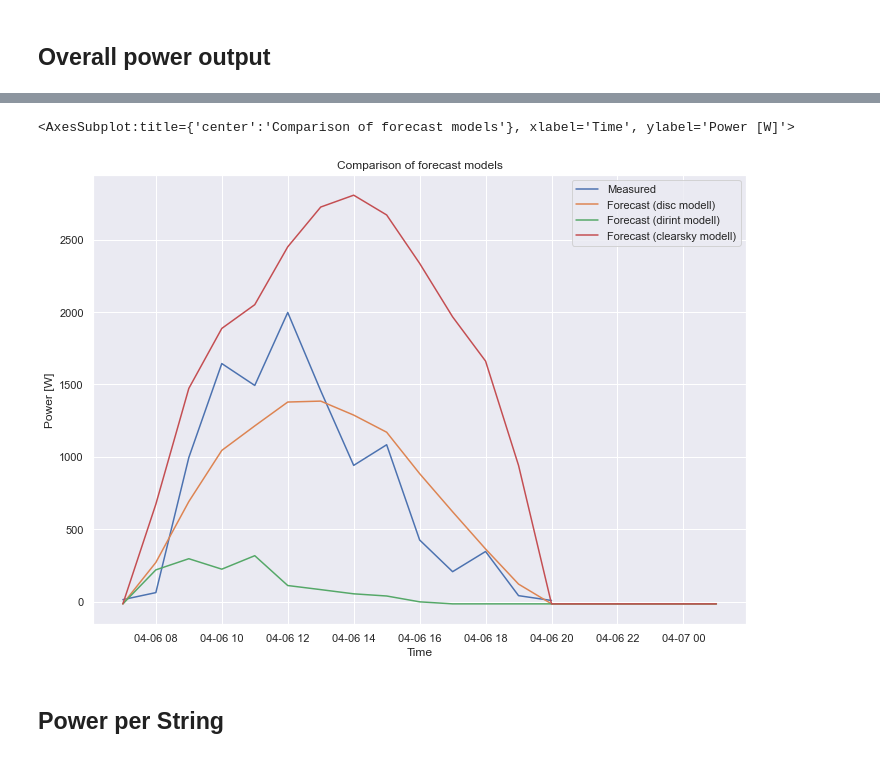
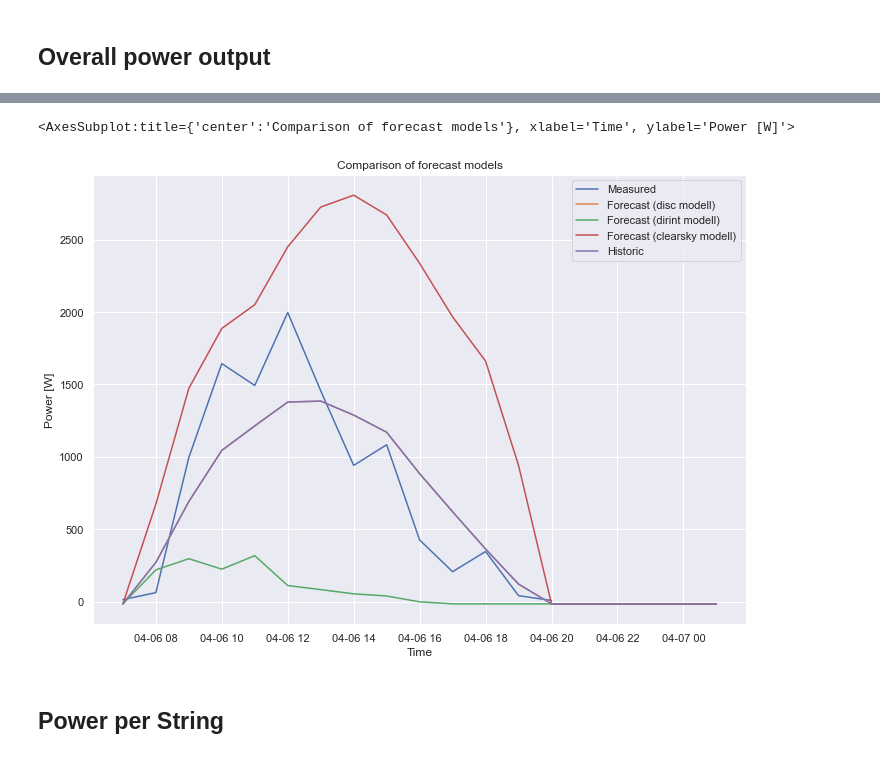
Before and after one commit to tinoetzold/PV-Prognose, a Jupyter notebook: analyze_data.ipynb, the cells around one changed output, grey strips where cells are left out. Cells and saved outputs as stored; diff of their text form; code cells hidden in the pictures.

Commit message:
historic mode implemented, analysis of wheater data

```diff
--- a/analyze_data.ipynb
+++ b/analyze_data.ipynb
@@ -37,7 +44,7 @@ forecast_data.index = pd.to_datetime(forecast_data.index)
 # Viusalize daza
 ## Overall power output
 # %%
-today = datetime.date.today()#+ datetime.timedelta(days=1)
+today = datetime.date.today()- datetime.timedelta(days=2)
 start = datetime.datetime(year=today.year, month=today.month, day=today.day, hour=5)
 start = pd.Timestamp(start).tz_localize('utc')
 end = datetime.datetime(year=today.year, month=today.month, day=today.day, hour=23)
@@ -45,6 +52,7 @@ end = pd.Timestamp(end).tz_localize('utc')
 data_pv_h = pv_gen_hourly.loc[start:end]
 data_pv_overall = mydf.loc[start:end]
 forecast_h = forecast_data.loc[start:end]
+historic_data = forecast_data.loc[start:end]
 # %% [markdown]
 ## Overall power output
 # %%
@@ -66,16 +74,17 @@ sns.lineplot(x="Zeit", y="HC3 P", data=data_pv_overall, label="From Grid", ax=ax
 # %%
 fig, ax = plt.subplots()
 ax.set_xlabel("Time")
 ax.set_ylabel("Power [W]")
 ax.set_title("Comparison of forecast models")
 sns.set(rc={'figure.figsize':(11.7,8.27)})
 sns.lineplot(x="Zeit", y="ALL_AC_POWER", data=data_pv_h, label="Measured", ax=ax)
 sns.lineplot(x=forecast_h.index, y="ALL_AC_POWER_disc", data=forecast_h, label="Forecast (disc modell)", ax=ax)
 sns.lineplot(x=forecast_h.index, y="ALL_AC_POWER_dirint", data=forecast_h, label="Forecast (dirint modell)", ax=ax)
 sns.lineplot(x=forecast_h.index, y="ALL_AC_POWER_clearsky", data=forecast_h, label="Forecast (clearsky modell)", ax=ax)
+sns.lineplot(x=historic_data.index, y="ALL_AC_POWER_disc", data=historic_data, label="Historic", ax=ax)
 # %% [output]
 <AxesSubplot:title={'center':'Comparison of forecast models'}, xlabel='Time', ylabel='Power [W]'>
-[figure, old version]
+[figure, new version]
 # %% [markdown]
 ## Power per String
 # %%
```
Also changed, not shown: parts of 4 cells of this notebook, 8 other files.
